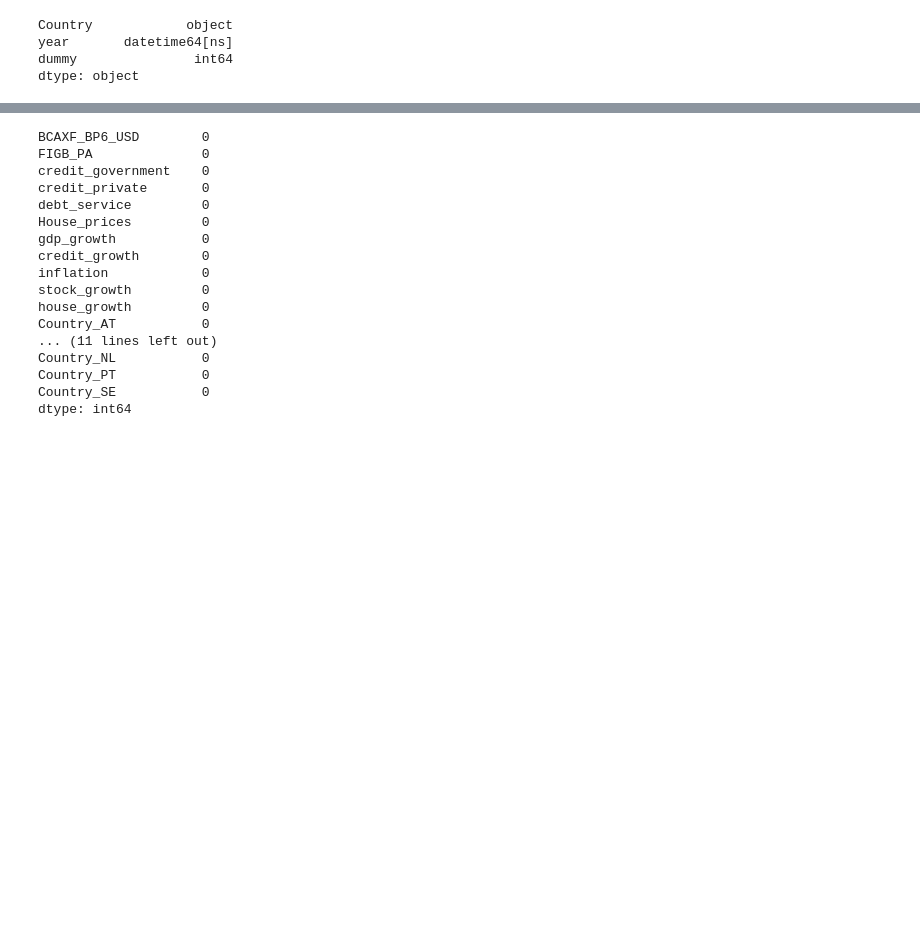
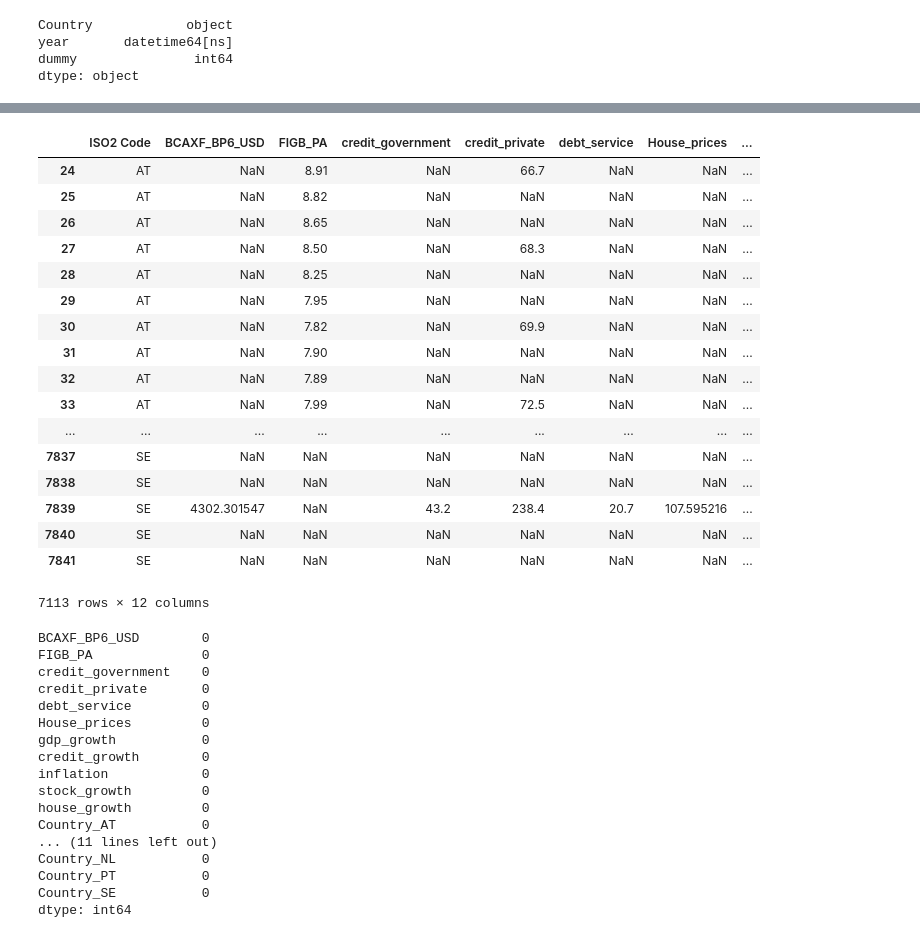
Before and after one commit to Walras-data/countryrisk, a Jupyter notebook: countryrisk_ecbmodel-Copy1.ipynb, the cells around one changed output, grey strips where cells are left out. Cells and saved outputs as stored; diff of their text form; code cells hidden in the pictures; blank space fills up the shorter version.

```diff
--- a/countryrisk_ecbmodel-Copy1.ipynb
+++ b/countryrisk_ecbmodel-Copy1.ipynb
@@ -569,6 +619,27 @@ from sklearn.ensemble import ExtraTreesClassifier
 crise = crise[crise["date"] < "2018-01-01"]
 X =  crise[['ISO2 Code','BCAXF_BP6_USD', 'FIGB_PA', 'credit_government', 'credit_private', 'debt_service', 'House_prices', 'gdp_growth', 'credit_growth', 'inflation', 'stock_growth', "house_growth"]]
 Y = crise['three_year']
+# %%
+X
+# %% [output]
+|  | ISO2 Code | BCAXF_BP6_USD | FIGB_PA | credit_government | credit_private | debt_service | House_prices | ... |
+| 24 | AT | NaN | 8.91 | NaN | 66.7 | NaN | NaN | ... |
+| 25 | AT | NaN | 8.82 | NaN | NaN | NaN | NaN | ... |
+| 26 | AT | NaN | 8.65 | NaN | NaN | NaN | NaN | ... |
+| 27 | AT | NaN | 8.50 | NaN | 68.3 | NaN | NaN | ... |
+| 28 | AT | NaN | 8.25 | NaN | NaN | NaN | NaN | ... |
+| 29 | AT | NaN | 7.95 | NaN | NaN | NaN | NaN | ... |
+| 30 | AT | NaN | 7.82 | NaN | 69.9 | NaN | NaN | ... |
+| 31 | AT | NaN | 7.90 | NaN | NaN | NaN | NaN | ... |
+| 32 | AT | NaN | 7.89 | NaN | NaN | NaN | NaN | ... |
+| 33 | AT | NaN | 7.99 | NaN | 72.5 | NaN | NaN | ... |
+| ... | ... | ... | ... | ... | ... | ... | ... | ... |
+| 7837 | SE | NaN | NaN | NaN | NaN | NaN | NaN | ... |
+| 7838 | SE | NaN | NaN | NaN | NaN | NaN | NaN | ... |
+| 7839 | SE | 4302.301547 | NaN | 43.2 | 238.4 | 20.7 | 107.595216 | ... |
+| 7840 | SE | NaN | NaN | NaN | NaN | NaN | NaN | ... |
+| 7841 | SE | NaN | NaN | NaN | NaN | NaN | NaN | ... |
+7113 rows × 12 columns
 # %%
 ### filling nas in database.
 
```
Also changed, not shown: parts of 16 cells of this notebook, 8 other files.
